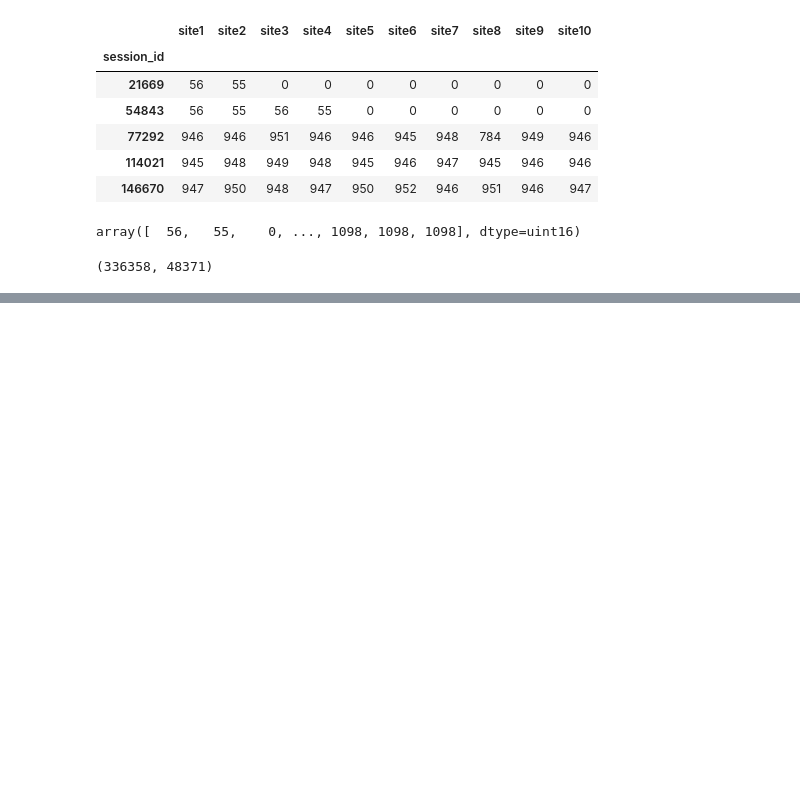
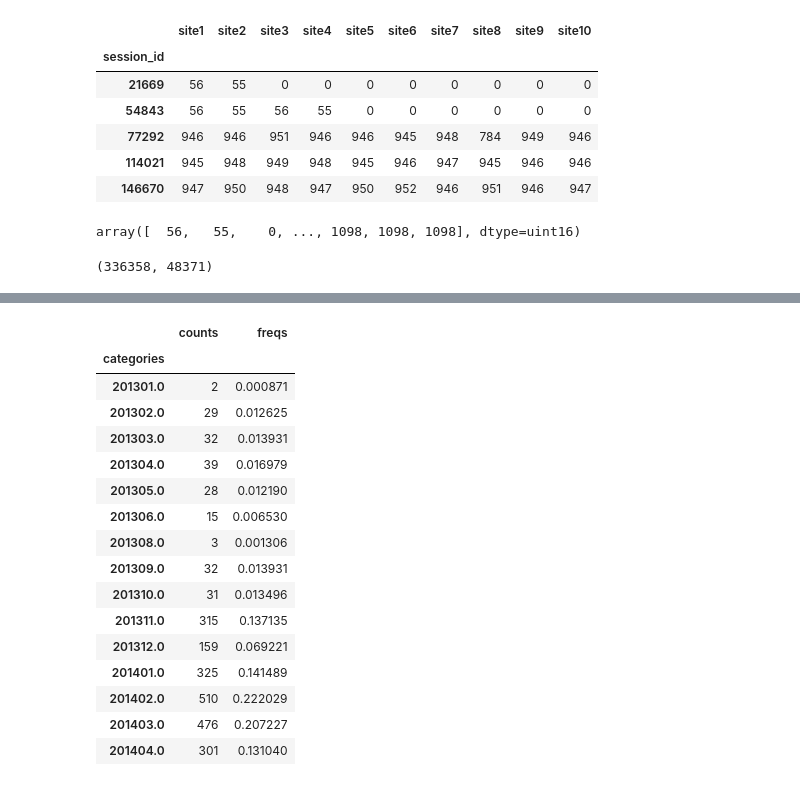
Before and after one commit to Ruslanmalai/mlcourse.ai, a Jupyter notebook: my_work/Assignment-3_part-1.ipynb, the cells around one changed output, grey strips where cells are left out. Cells and saved outputs as stored; diff of their text form; code cells hidden in the pictures; blank space fills up the shorter version.

```diff
--- a/my_work/Assignment-3_part-1.ipynb
+++ b/my_work/Assignment-3_part-1.ipynb
@@ -202,0 +270,23 @@ full_sites_sparse.shape
+# %%
+sessions = train_df[train_df['target'] == 1].index
+sessions_dates = full_new_feat.iloc[sessions]
+sessions_dates = sessions_dates.start_month.astype('category').values
+sessions_dates.describe()
+# %% [output]
+|  | counts | freqs |
+| categories |  |  |
+| 201301.0 | 2 | 0.000871 |
+| 201302.0 | 29 | 0.012625 |
+| 201303.0 | 32 | 0.013931 |
+| 201304.0 | 39 | 0.016979 |
+| 201305.0 | 28 | 0.012190 |
+| 201306.0 | 15 | 0.006530 |
+| 201308.0 | 3 | 0.001306 |
+| 201309.0 | 32 | 0.013931 |
+| 201310.0 | 31 | 0.013496 |
+| 201311.0 | 315 | 0.137135 |
+| 201312.0 | 159 | 0.069221 |
+| 201401.0 | 325 | 0.141489 |
+| 201402.0 | 510 | 0.222029 |
+| 201403.0 | 476 | 0.207227 |
+| 201404.0 | 301 | 0.131040 |
```
Also changed, not shown: parts of 41 cells of this notebook, 4 other files.
